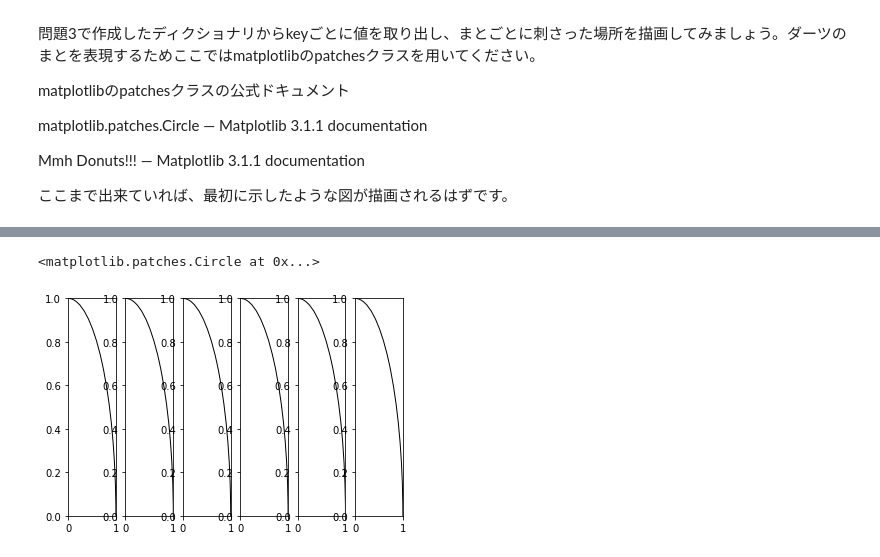
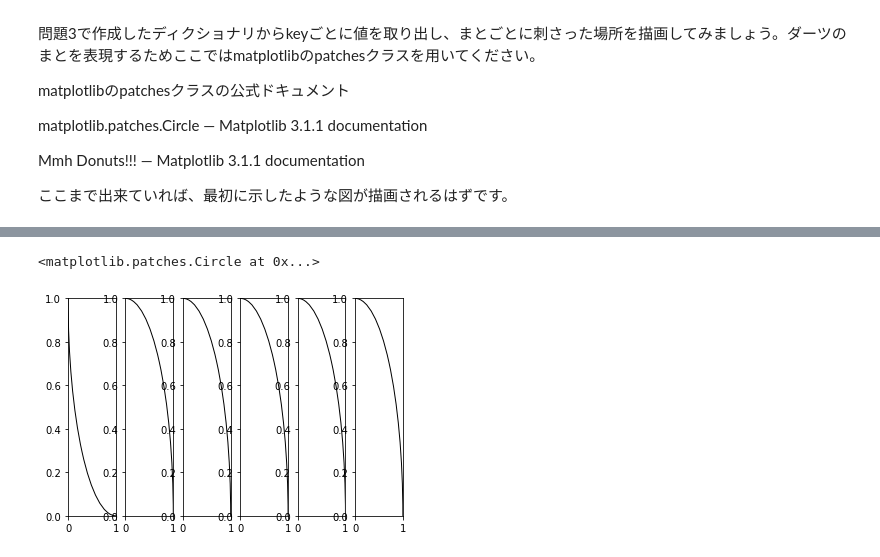
Before and after one commit to shibata0827/diveintocode-ml, a Jupyter notebook: week2/week2-work4.ipynb, the cells around one changed output, grey strips where cells are left out. Cells and saved outputs as stored; diff of their text form; code cells hidden in the pictures.

```diff
--- a/week2/week2-work4.ipynb
+++ b/week2/week2-work4.ipynb
@@ -98,30 +98,30 @@ array([[-1.56157758e-01,  6.63336164e-02],
 # %%
 import matplotlib.pyplot as plt
 import matplotlib.patches as patches
 %matplotlib inline
 
 fig = plt.figure()
 
 ax1 = fig.add_subplot(161)
 ax2 = fig.add_subplot(162)
 ax3 = fig.add_subplot(163)
 ax4 = fig.add_subplot(164)
 ax5 = fig.add_subplot(165)
 ax6 = fig.add_subplot(166)
 
-a = patches.Circle(xy=(0, 0), radius=1, fill=False)
+a = patches.Circle(xy=(1, 1), radius=1, fill=False)
 b = patches.Circle(xy=(0, 0), radius=1, fill=False)
 c = patches.Circle(xy=(0, 0), radius=1, fill=False)
 d = patches.Circle(xy=(0, 0), radius=1, fill=False)
 e = patches.Circle(xy=(0, 0), radius=1, fill=False)
 f = patches.Circle(xy=(0, 0), radius=1, fill=False)
 
 ax1.add_patch(a)
 ax2.add_patch(b)
 ax3.add_patch(c)
 ax4.add_patch(d)
 ax5.add_patch(e)
 ax6.add_patch(f)
 # %% [output]
 <matplotlib.patches.Circle at 0x...>
-[figure, old version]
+[figure, new version]
```
Also changed, not shown: parts of 5 cells of this notebook, 3 other files.
